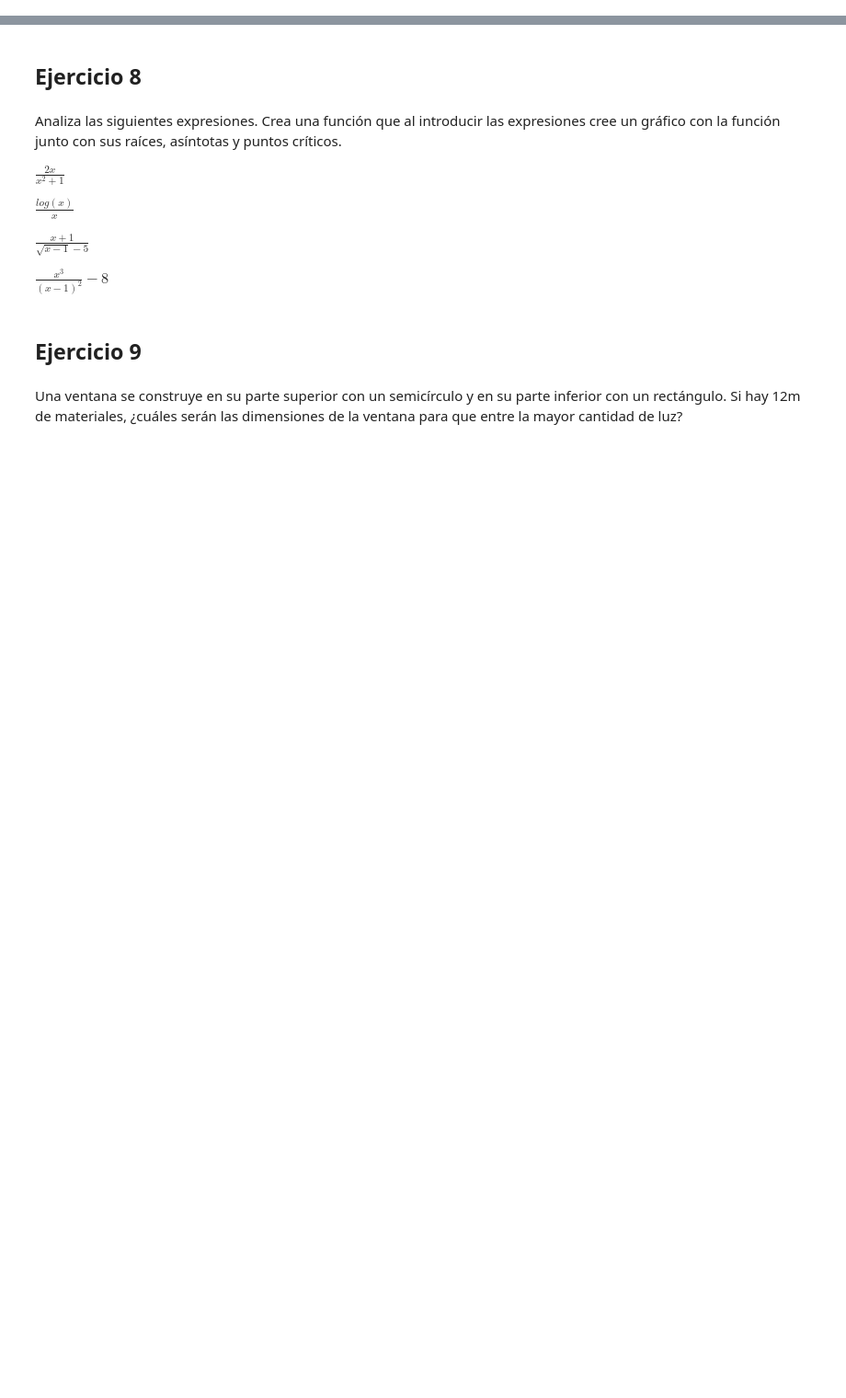
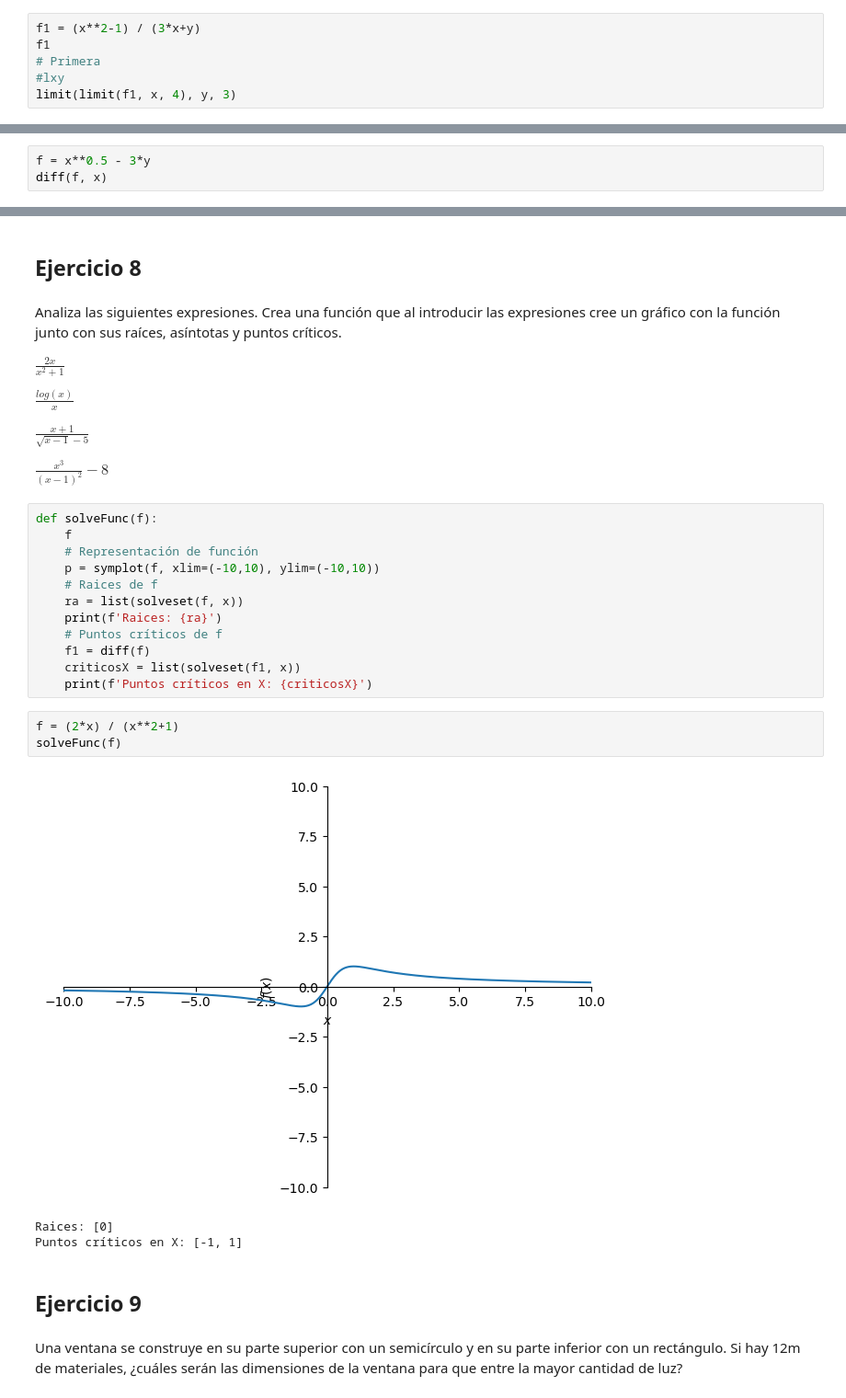
Before and after one commit to jhg45-ua/noob-code, a Jupyter notebook: UA/python/P2_Derivada.ipynb, the cells around one changed output, grey strips where cells are left out. Shown at 92% size. Cells and saved outputs as stored; diff of their text form; blank space fills up the shorter version.

```diff
--- a/UA/python/P2_Derivada.ipynb
+++ b/UA/python/P2_Derivada.ipynb
@@ -323,0 +403,6 @@ $\lim\limits_{(x,y) \to (2,2)}~\frac{x+3}{xy-4}$
+# %%
+f1 = (x**2-1) / (3*x+y)
+f1
+# Primera
+#lxy
+limit(limit(f1, x, 4), y, 3)
@@ -358,0 +497,3 @@ $x^{0.5} − 3y$
+# %%
+f = x**0.5 - 3*y
+diff(f, x)
@@ -369,6 +512,25 @@ $\frac{log(x)}{x}$
 $\frac{x+1}{\sqrt{x-1}-5}$
 
 $\frac{x^3}{(x-1)^2}-8$
+# %%
+def solveFunc(f):
+    f
+    # Representación de función
+    p = symplot(f, xlim=(-10,10), ylim=(-10,10))
+    # Raices de f
+    ra = list(solveset(f, x))
+    print(f'Raices: {ra}')
+    # Puntos críticos de f
+    f1 = diff(f)
+    criticosX = list(solveset(f1, x))
+    print(f'Puntos críticos en X: {criticosX}')
+# %%
+f = (2*x) / (x**2+1)
+solveFunc(f)
+# %% [output]
+[figure, added]
+Raices: [0]
+Puntos críticos en X: [-1, 1]
 # %% [markdown]
 ## Ejercicio 9
 # %% [markdown]
```
Also changed, not shown: parts of 53 cells of this notebook, 10 other files.
